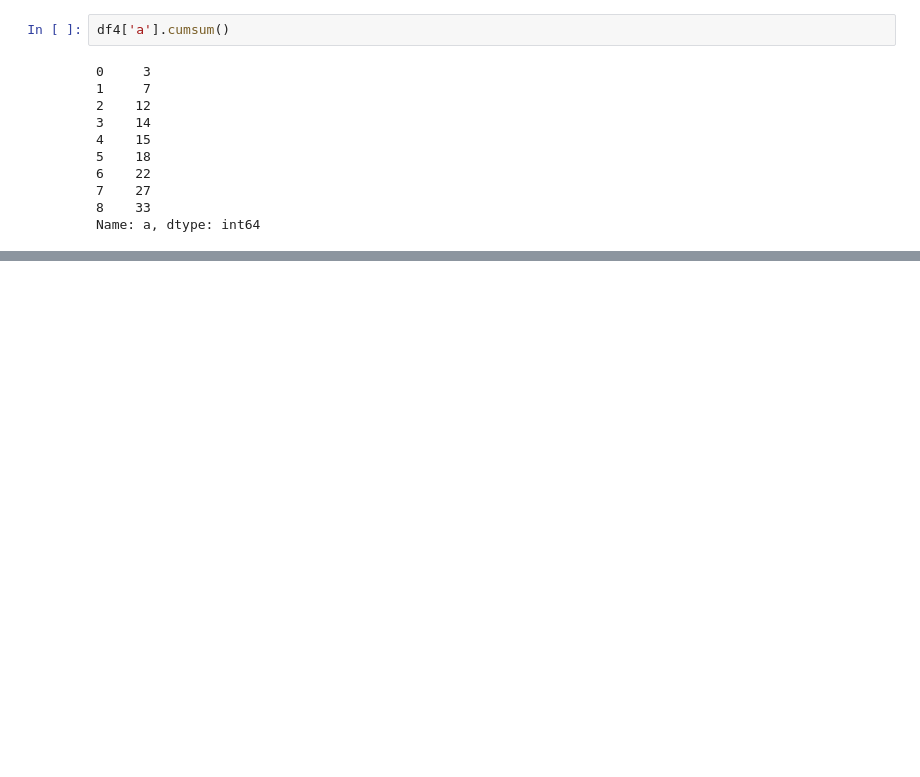
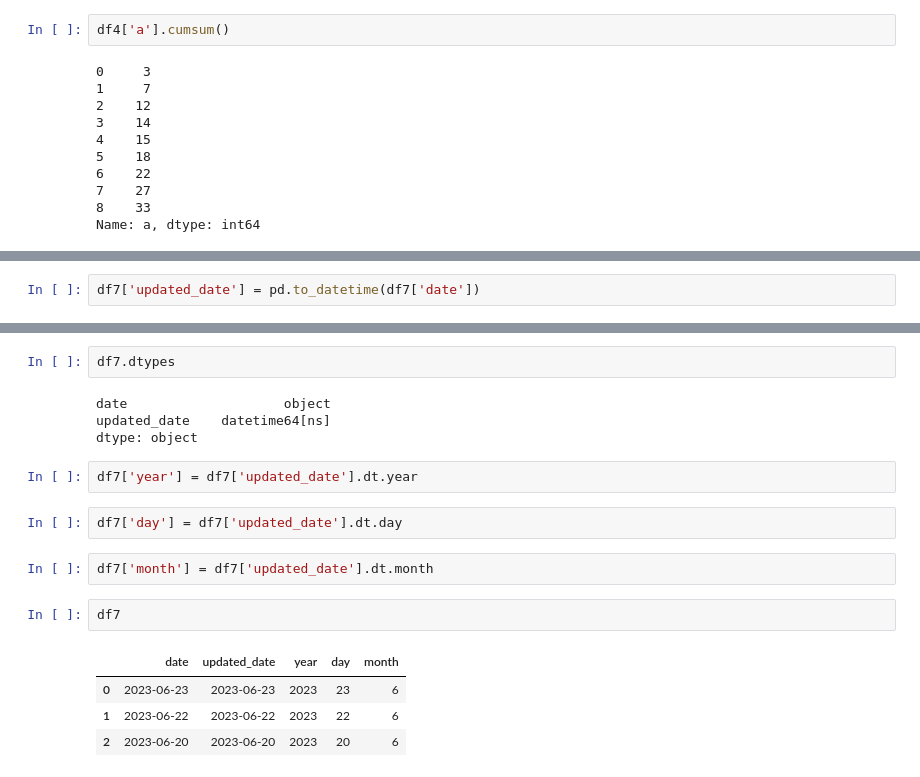
Before and after one commit to PranavAvasthi/Pandas, a Jupyter notebook: pandas_part5.ipynb, the cells around one changed output, grey strips where cells are left out. Saved outputs shown, nothing was run; the diff lists cells and outputs as text; blank space fills up the shorter version.

```diff
--- a/pandas_part5.ipynb
+++ b/pandas_part5.ipynb
@@ -407,0 +469,2 @@ Name: a, dtype: int64
+# %%
+df7['updated_date'] = pd.to_datetime(df7['date'])
@@ -407,0 +478,19 @@ Name: a, dtype: int64
+# %%
+df7.dtypes
+# %% [output]
+date                    object
+updated_date    datetime64[ns]
+dtype: object
+# %%
+df7['year'] = df7['updated_date'].dt.year
+# %%
+df7['day'] = df7['updated_date'].dt.day
+# %%
+df7['month'] = df7['updated_date'].dt.month
+# %%
+df7
+# %% [output]
+|  | date | updated_date | year | day | month |
+| 0 | 2023-06-23 | 2023-06-23 | 2023 | 23 | 6 |
+| 1 | 2023-06-22 | 2023-06-22 | 2023 | 22 | 6 |
+| 2 | 2023-06-20 | 2023-06-20 | 2023 | 20 | 6 |
```
Also changed, not shown: parts of 10 cells of this notebook.
